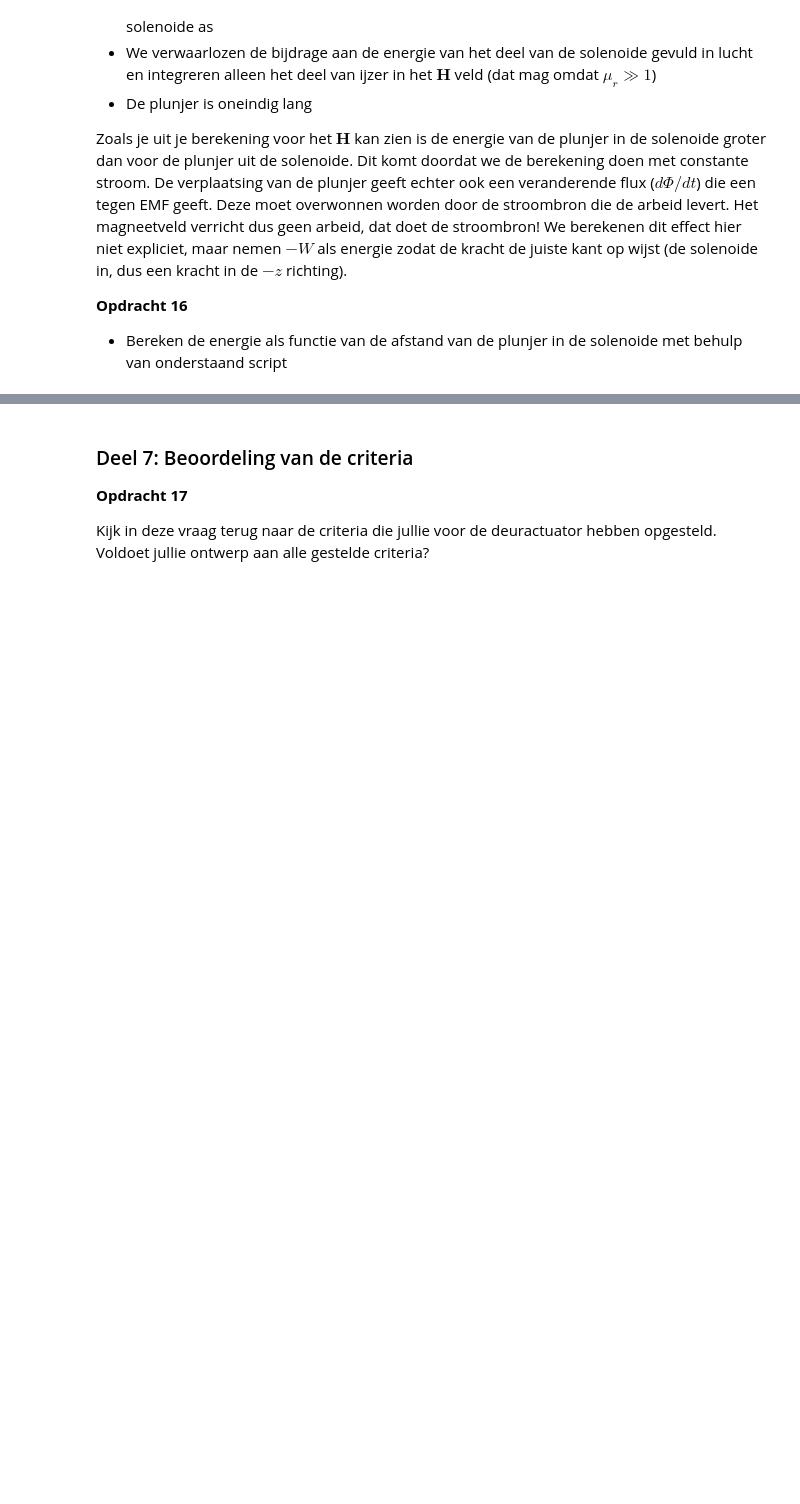
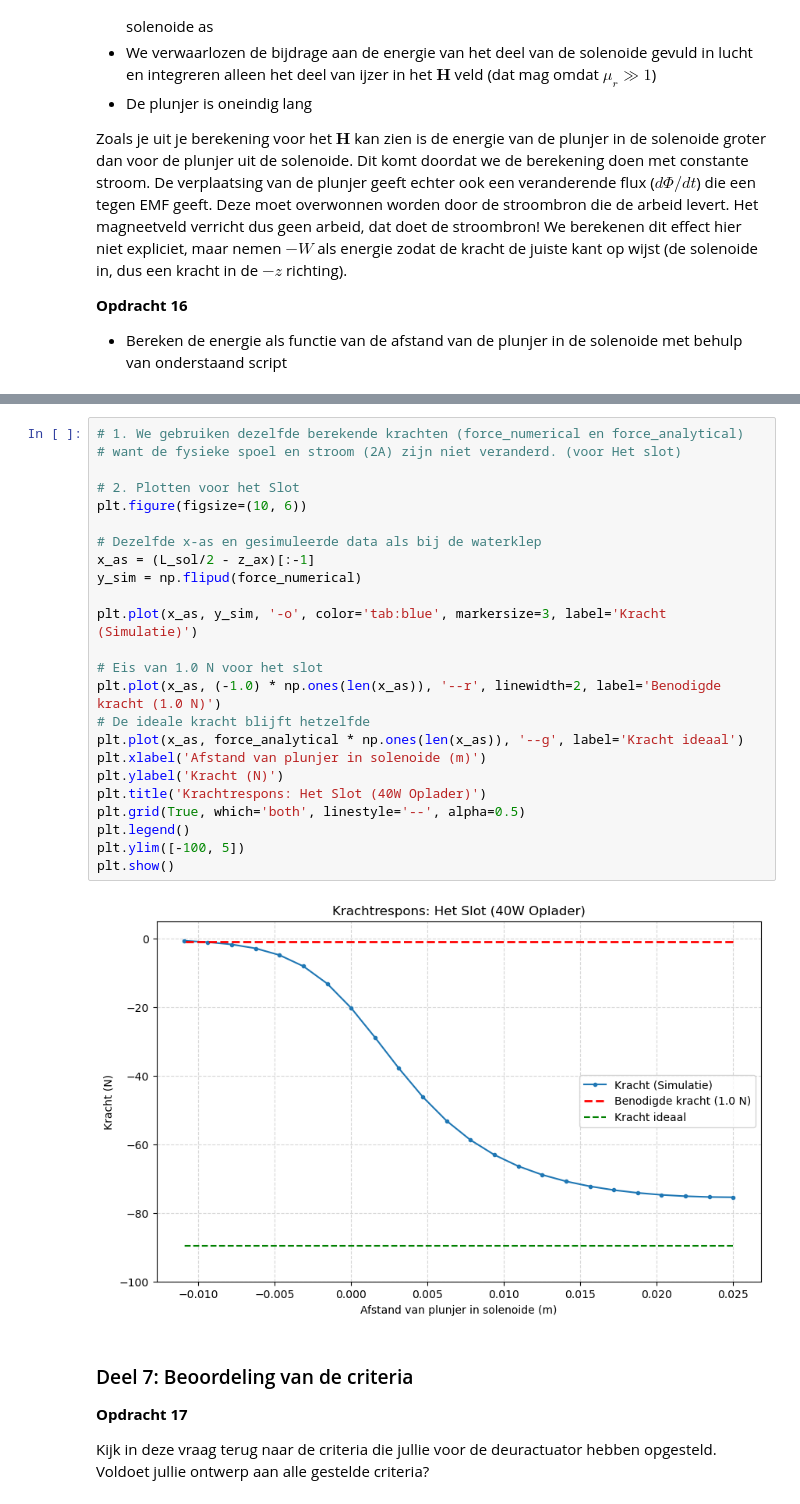
Before and after one commit to fd6150/opdrachten-DEF-D, a Jupyter notebook: DigitaleOntwerpopdrachten/KrachtactuatorOpdracht.ipynb, the cells around one changed output, grey strips where cells are left out. Drawn from its saved outputs; the diff is of its cells as text; blank space fills up the shorter version.

```diff
--- a/DigitaleOntwerpopdrachten/KrachtactuatorOpdracht.ipynb
+++ b/DigitaleOntwerpopdrachten/KrachtactuatorOpdracht.ipynb
@@ -682,3 +701,29 @@ plt.show()
+# %%
+# 1. We gebruiken dezelfde berekende krachten (force_numerical en force_analytical)
+# want de fysieke spoel en stroom (2A) zijn niet veranderd. (voor Het slot)
+
+# 2. Plotten voor het Slot
+plt.figure(figsize=(10, 6))
+
+# Dezelfde x-as en gesimuleerde data als bij de waterklep
+x_as = (L_sol/2 - z_ax)[:-1]
+y_sim = np.flipud(force_numerical)
+
+plt.plot(x_as, y_sim, '-o', color='tab:blue', markersize=3, label='Kracht (Simulatie)')
+
+# Eis van 1.0 N voor het slot
+plt.plot(x_as, (-1.0) * np.ones(len(x_as)), '--r', linewidth=2, label='Benodigde kracht (1.0 N)')
+# De ideale kracht blijft hetzelfde
+plt.plot(x_as, force_analytical * np.ones(len(x_as)), '--g', label='Kracht ideaal')
+plt.xlabel('Afstand van plunjer in solenoide (m)')
+plt.ylabel('Kracht (N)')
+plt.title('Krachtrespons: Het Slot (40W Oplader)')
+plt.grid(True, which='both', linestyle='--', alpha=0.5)
+plt.legend()
+plt.ylim([-100, 5])
+plt.show()
+# %% [output]
+[figure, added]
 # %% [markdown]
 ### Deel 7: Beoordeling van de criteria
 **Opdracht 17**
```
Also changed, not shown: parts of 9 cells of this notebook.
